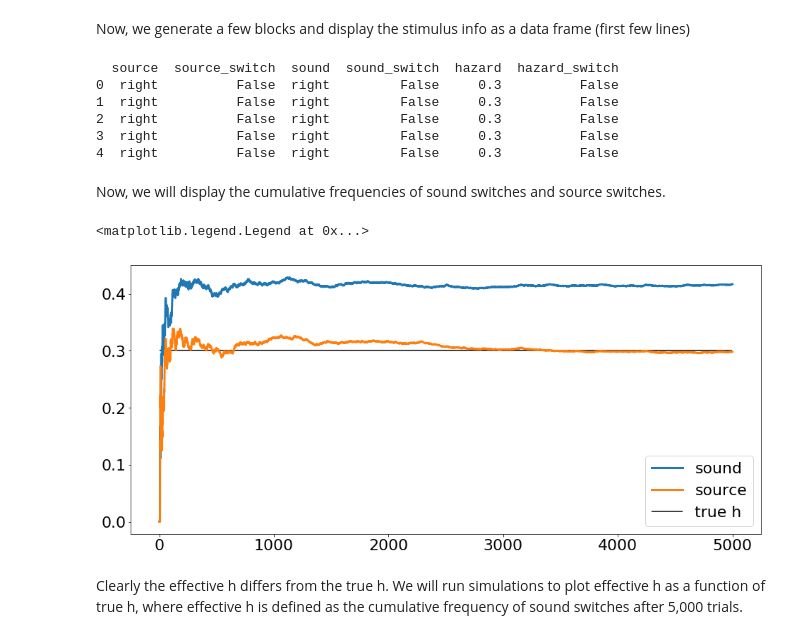
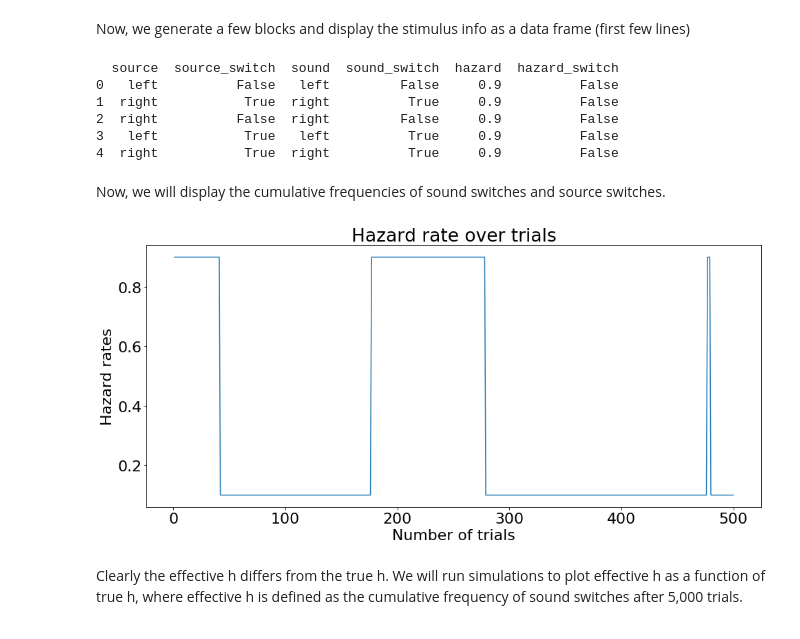
Before and after one commit to TheGoldLab/Analysis_Audio2AFC_ChangePoint, a Jupyter notebook: simulations.ipynb, the cells around one changed output. Cells and saved outputs as stored; diff of their text form; code cells hidden in the pictures.

```diff
--- a/simulations.ipynb
+++ b/simulations.ipynb
@@ -50,35 +56,33 @@ pprint.pprint(f"decisions: {decisions}")
 # %% [markdown]
 Now, we generate a few blocks and display the stimulus info as a data frame (first few lines)
 # %%
-tot_trials, h_values, meta_k, meta_prior_h = 5000, [.3], 0, [1]
+tot_trials, h_values, meta_k, meta_prior_h = 500, [.1, .9], .01, [.5, .5]
 sim = mmx.Audio2AFCSimulation(tot_trials, h_values, meta_k, meta_prior_h)
 # %%
 pprint.pprint(sim.data.head())
+sim.data.to_csv("sim_data.csv")
 # %% [output]
   source  source_switch  sound  sound_switch  hazard  hazard_switch
-0  right          False  right         False     0.3          False
-1  right          False  right         False     0.3          False
-2  right          False  right         False     0.3          False
-3  right          False  right         False     0.3          False
-4  right          False  right         False     0.3          False
+0   left          False   left         False     0.9          False
+1  right           True  right          True     0.9          False
+2  right          False  right         False     0.9          False
+3   left           True   left          True     0.9          False
+4  right           True  right          True     0.9          False
 # %% [markdown]
 Now, we will display the cumulative frequencies of sound switches and source switches.
 # %%
 sound_switch_cumcount = np.cumsum(sim.data.loc[1:,"sound_switch"])
 source_switch_cumcount = np.cumsum(sim.data.loc[1:,"source_switch"])
 cum_trial = np.arange(1, source_switch_cumcount.size + 1)
-# %%
-%matplotlib inline
-plt.rcParams["figure.figsize"] = (16, 7) # (w, h) # figure size
-plt.rcParams.update({'font.size': AXES_FS}) # font size on axes
-# plt.subplots_adjust(wspace=0.5) # horizontal space between panels
-
-plt.plot(cum_trial, sound_switch_cumcount / cum_trial, linewidth=LW)
-plt.plot(cum_trial, source_switch_cumcount / cum_trial, linewidth=LW)
-plt.hlines(h_values, xmin=cum_trial[0], xmax=cum_trial[-1])
-plt.legend(['sound', 'source', 'true h'])
-# %% [output]
-<matplotlib.legend.Legend at 0x...>
-[figure, removed]
+# %%
+#Plotting hazard rate, sounds and sources vs. trial numbers, respectively
+plt.title("Hazard rate over trials")
+plt.xlabel("Number of trials")
+plt.ylabel("Hazard rates")
+m = np.arange(1, 501)
+plt.plot(m, sim.data['hazard'])
+plt.savefig('sim2_hazard_rate.png')
+# %% [output]
+[figure, added]
 # %% [markdown]
 Clearly the effective h differs from the true h. We will run simulations to plot effective h as a function of true h, where effective h is defined as the cumulative frequency of sound switches after 5,000 trials.
```
Also changed, not shown: parts of 5 cells of this notebook.
